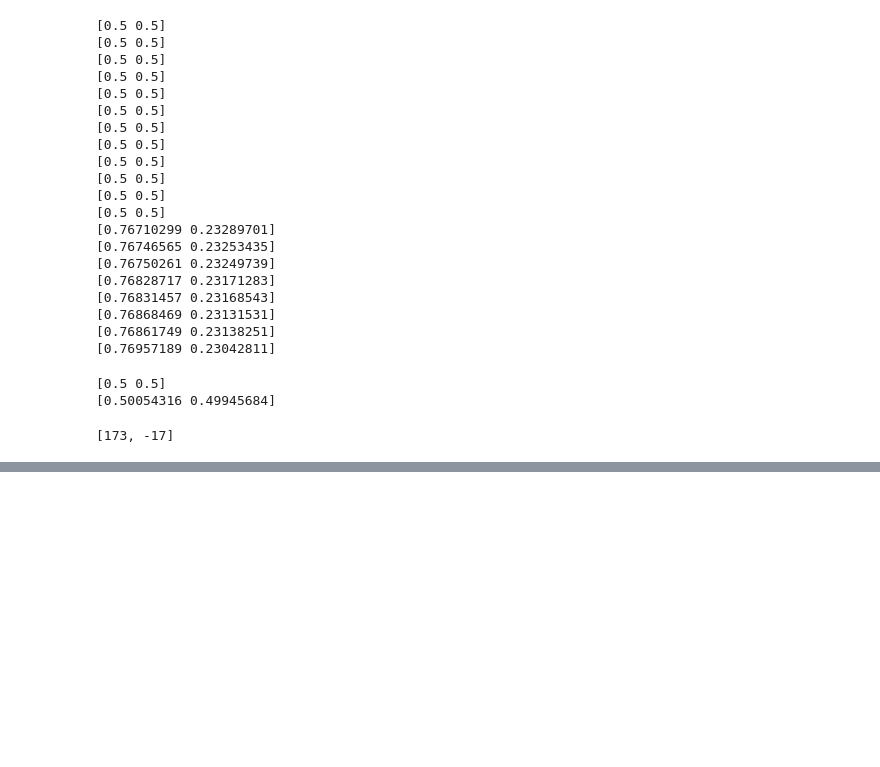
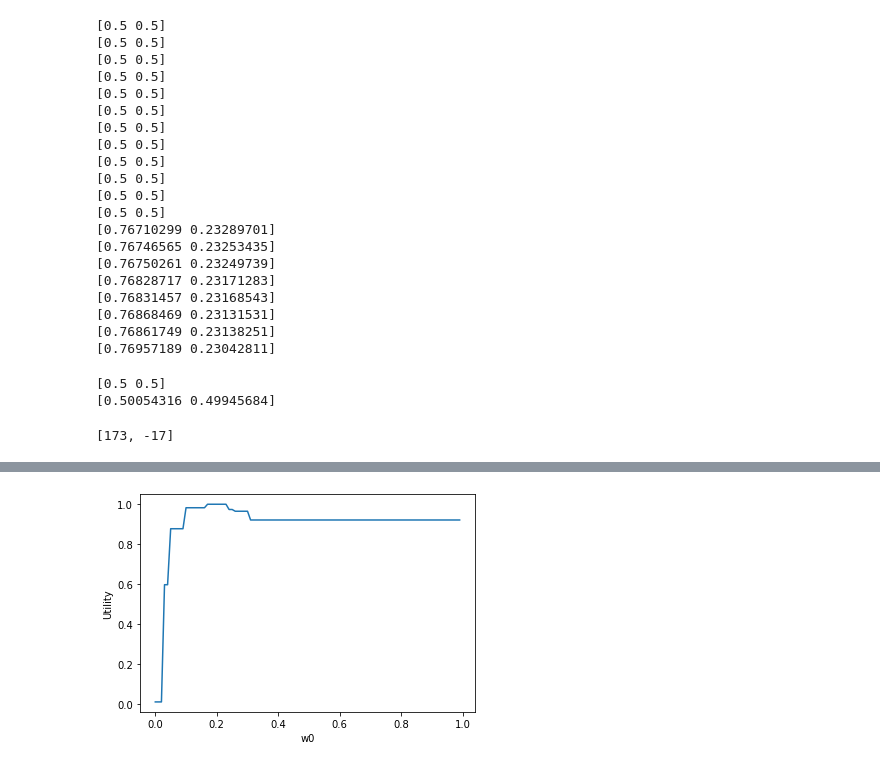
Before and after one commit to BenjaminEngelman/PreferenceElicitationMORL, a Jupyter notebook: explore.ipynb, the cells around one changed output, grey strips where cells are left out. Drawn from its saved outputs; the diff is of its cells as text; code cells hidden in the pictures; blank space fills up the shorter version.

```diff
--- a/explore.ipynb
+++ b/explore.ipynb
@@ -178,0 +210,3 @@ unique_y
+# %%
+for sol in solutions:
+    print(utility(sol) / max_u)
@@ -178,0 +223,12 @@ unique_y
+# %%
+w_list = np.arange(0, 1, 0.01)
+u_list = []
+for w in w_list:
+    sol = get_best_sol([w, 1-w])
+    u_list.append(utility(sol) / max_u)
+# %%
+plt.plot(w_list, u_list);
+plt.ylabel("Utility");
+plt.xlabel("w0");
+# %% [output]
+[figure, added]
```
Also changed, not shown: parts of 9 cells of this notebook, 9 other files.
